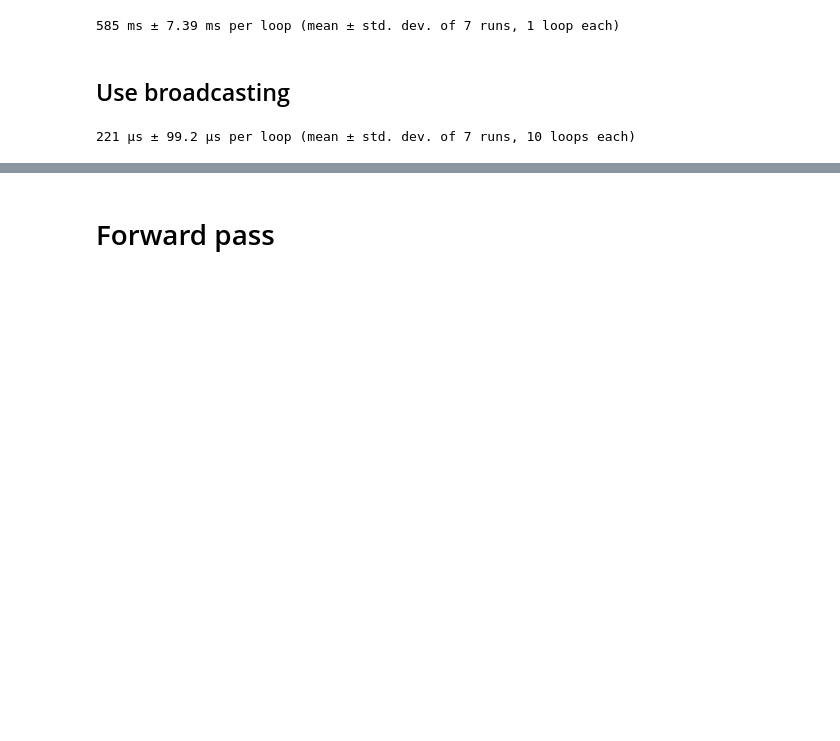
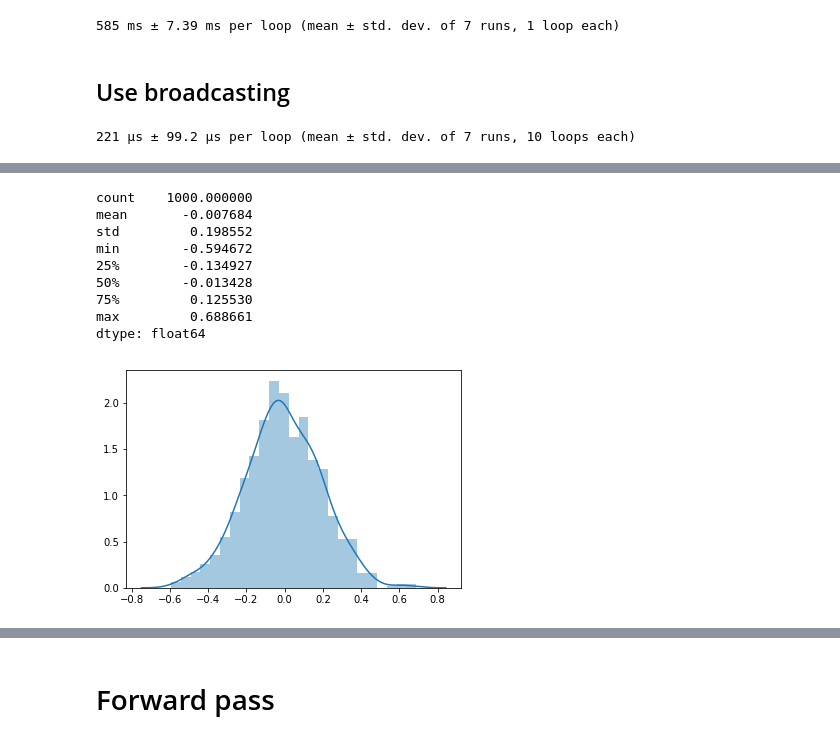
Before and after one commit to anhquan0412/fastai_v3p1, a Jupyter notebook: part_2/matmul.ipynb, the cells around one changed output, grey strips where cells are left out. Cells and saved outputs as stored; diff of their text form; code cells hidden in the pictures; blank space fills up the shorter version.

```diff
--- a/part_2/matmul.ipynb
+++ b/part_2/matmul.ipynb
@@ -160,0 +198,13 @@ test_near(matmul_bc(m1,m2),
+# %%
+sample_normal_dist(0,0.2)
+# %% [output]
+count    1000.000000
+mean       -0.007684
+std         0.198552
+min        -0.594672
+25%        -0.134927
+50%        -0.013428
+75%         0.125530
+max         0.688661
+dtype: float64
+[figure, added]
```
Also changed, not shown: parts of 35 cells of this notebook.
